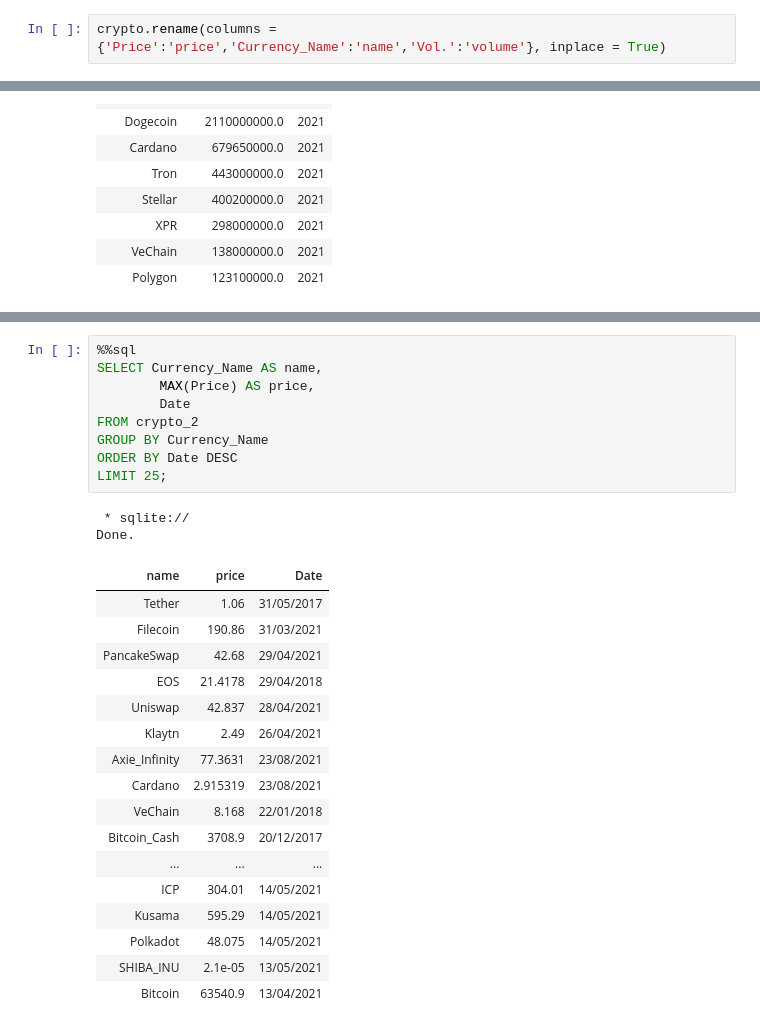
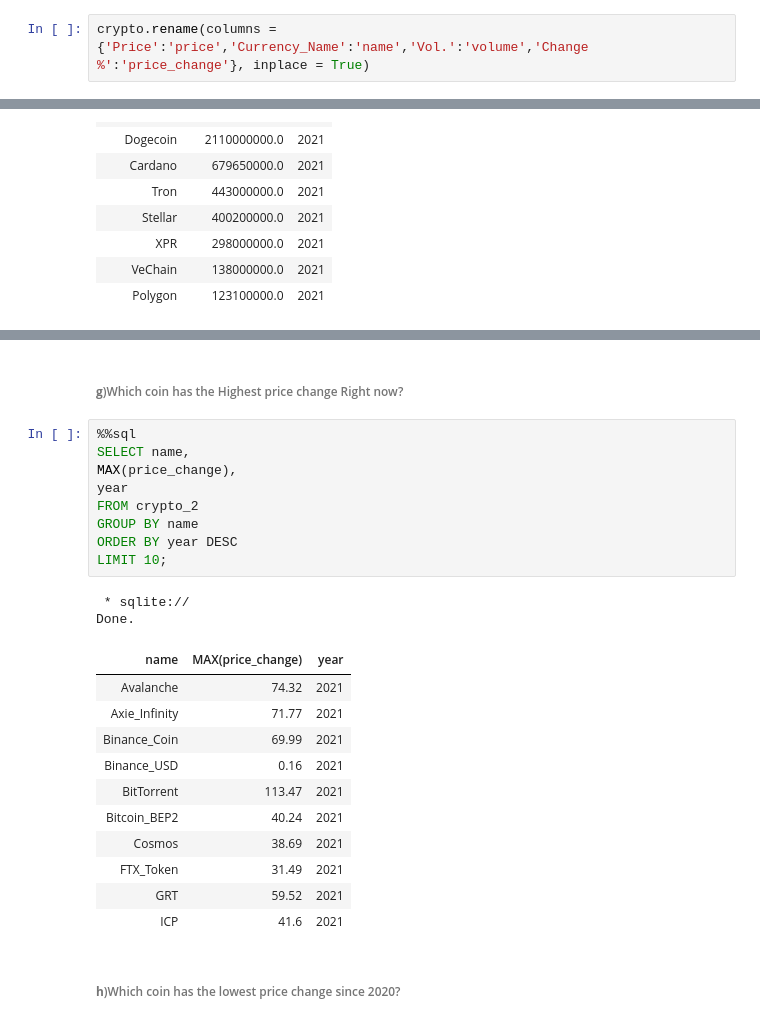
Before and after one commit to Eswa2020/crypto_analysis, a Jupyter notebook: cryptocurrencies_2sql_python.ipynb, the cells around one changed output, grey strips where cells are left out. Cells and saved outputs as stored; diff of their text form.

```diff
--- a/cryptocurrencies_2sql_python.ipynb
+++ b/cryptocurrencies_2sql_python.ipynb
@@ -130,7 +142,7 @@ crypto['Month'] = pd.DatetimeIndex(crypto['Date']).month
 #this helps in analysis
 crypto['year'] = pd.DatetimeIndex(crypto['Date']).year
 # %%
-crypto.rename(columns = {'Price':'price','Currency_Name':'name','Vol.':'volume'}, inplace = True)
+crypto.rename(columns = {'Price':'price','Currency_Name':'name','Vol.':'volume','Change %':'price_change'}, inplace = True)
 # %%
 crypto.info()
 # %% [output]
@@ -281,31 +335,29 @@ AND Date < "31/12/2021";]
+# %% [markdown]
+ ###### **g**)Which coin has the Highest price change Right now?
 # %%
 %%sql
-SELECT Currency_Name AS name,
-        MAX(Price) AS price,
-        Date
+SELECT name,
+MAX(price_change),
+year
 FROM crypto_2
-GROUP BY Currency_Name
-ORDER BY Date DESC
-LIMIT 25;
+GROUP BY name
+ORDER BY year DESC
+LIMIT 10;
 # %% [output]
  * sqlite://
 Done.
-| name | price | Date |
-| Tether | 1.06 | 31/05/2017 |
-| Filecoin | 190.86 | 31/03/2021 |
-| PancakeSwap | 42.68 | 29/04/2021 |
-| EOS | 21.4178 | 29/04/2018 |
-| Uniswap | 42.837 | 28/04/2021 |
-| Klaytn | 2.49 | 26/04/2021 |
-| Axie_Infinity | 77.3631 | 23/08/2021 |
-| Cardano | 2.915319 | 23/08/2021 |
-| VeChain | 8.168 | 22/01/2018 |
-| Bitcoin_Cash | 3708.9 | 20/12/2017 |
-| ... | ... | ... |
-| ICP | 304.01 | 14/05/2021 |
-| Kusama | 595.29 | 14/05/2021 |
-| Polkadot | 48.075 | 14/05/2021 |
-| SHIBA_INU | 2.1e-05 | 13/05/2021 |
-| Bitcoin | 63540.9 | 13/04/2021 |
+| name | MAX(price_change) | year |
+| Avalanche | 74.32 | 2021 |
+| Axie_Infinity | 71.77 | 2021 |
+| Binance_Coin | 69.99 | 2021 |
+| Binance_USD | 0.16 | 2021 |
+| BitTorrent | 113.47 | 2021 |
+| Bitcoin_BEP2 | 40.24 | 2021 |
+| Cosmos | 38.69 | 2021 |
+| FTX_Token | 31.49 | 2021 |
+| GRT | 59.52 | 2021 |
+| ICP | 41.6 | 2021 |
+# %% [markdown]
+ ###### **h**)Which coin has the lowest price change since 2020?
 # %%
 %%sql
```
Also changed, not shown: parts of 23 cells of this notebook.
